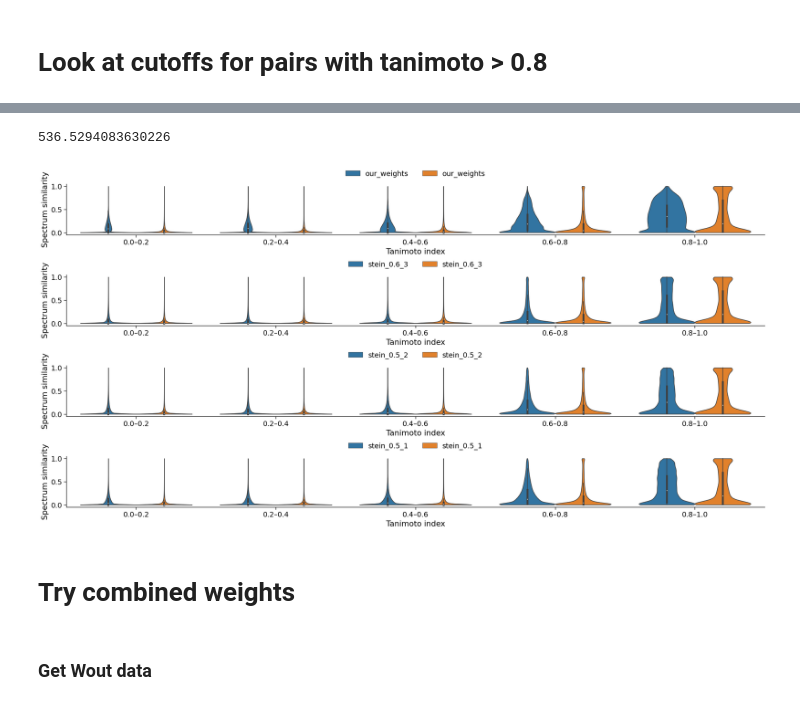
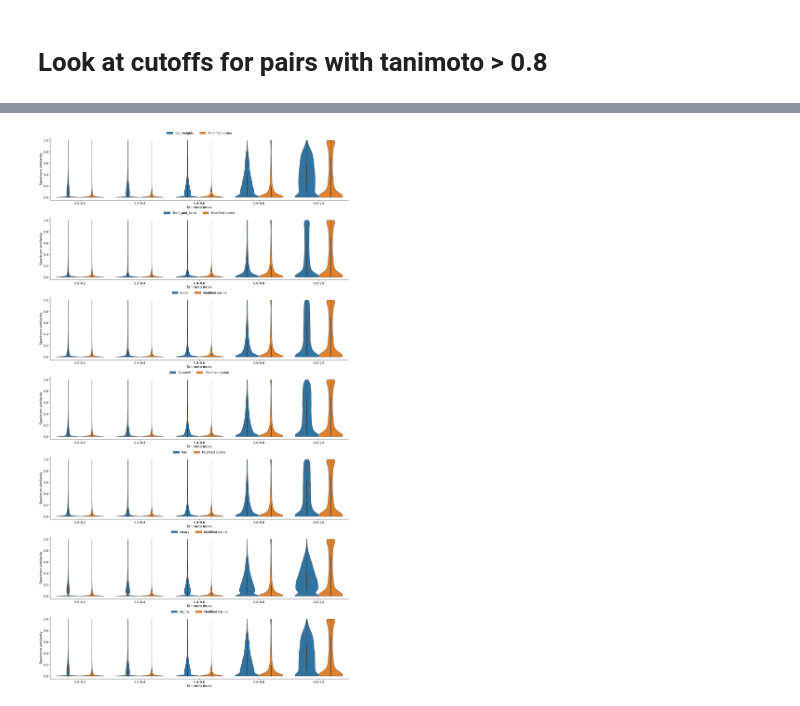
Before and after one commit to enveda/weighting-spectral-similarity, a Jupyter notebook: notebooks/1_spectral_alignment/4_compare_scores.ipynb, the cells around one changed output, grey strips where cells are left out. Cells and saved outputs as stored; diff of their text form; code cells hidden in the pictures.

Commit message:
added additional weights

```diff
--- a/notebooks/1_spectral_alignment/4_compare_scores.ipynb
+++ b/notebooks/1_spectral_alignment/4_compare_scores.ipynb
@@ -20,6 +20,7 @@ from matplotlib.gridspec import GridSpec
 similarities = pd.read_csv('../../data/network_method/similarities_10m.csv')
 stein_similarities1 = pd.read_csv('../../data/network_method/similarities_10m_stein_0.6_3.csv')
 stein_similarities2 = pd.read_csv('../../data/network_method/similarities_10m_stein_0.5_2.csv')
-stein_similarities3 = pd.read_csv('../../data/network_method/similarities_10m_stein_0.5_1.csv')
+stein_similarities3 = pd.read_csv('../../data/network_method/similarities_10m_stein_0.5_0.5.csv')
+stein_similarities4 = pd.read_csv('../../data/network_method/similarities_10m_stein_0.53_1.3.csv')
 binary_similarities = pd.read_csv('../../data/network_method/similarities_10m_binary.csv')
 no_mz_similarities = pd.read_csv('../../data/network_method/similarities_10m_without_mz.csv')
@@ -28,9 +27,10 @@ ParserError: Error tokenizing data. C error: Calling read(nbytes) on source fail
 # %%
 all_similarities = {
     'our_weights' : similarities,
-    'stein_0.6_3': stein_similarities1,
-    'stein_0.5_2': stein_similarities2,
-    'stein_0.5_1': stein_similarities3,
+    'Stein_and_Scott': stein_similarities1,
+    'Horai': stein_similarities2,
+    'Sokolow': stein_similarities3,
+    'Kim': stein_similarities4,
     'binary': binary_similarities,
     'no_mz': no_mz_similarities
 }
@@ -132,67 +134,63 @@ num_above
 | binary | 2317 | 1269 | 595 | 215 | 58 |
 | no_mz | 3822 | 2626 | 1469 | 612 | 176 |
-# %%
-from scipy.special import kl_div
-sum(kl_div(modified_cosine_kde(x_vals), tanimoto_kde(x_vals)))
-# %% [output]
-536.5294083630226
 # %%
 with sns.plotting_context("paper", font_scale=1.6):
 
     label_dict = {
         "modified_cosine": "Modified cosine",
         "weighted_modified_cosine": "Modified cosine (weighted)",
         "entropy": "Spectral entropy",
         "weighted_entropy": "Spectral entropy (weighted)",
         "bhattacharya_1": "Bhattacharya distance",
         "weighted_bhattacharya_1": "Bhattacharya 1 (weighted)",
         "fidelity": "Fidelity",
         "weighted_fidelity": "Fidelity (weighted)",
     }
 
-    fig = plt.figure(constrained_layout=True, figsize=(20, 10))
+    fig = plt.figure(constrained_layout=True, figsize=(20, 40))
 
-    gs = GridSpec(4, 1, figure=fig)
+    gs = GridSpec(8, 1, figure=fig)
 
 
 
     for i, name in tqdm(enumerate(all_similarities.keys())):
-        if i < 4:
-            ax = fig.add_subplot(gs[i])
-            sns.violinplot(
-                data=similarities_tanimoto[name],
-                x="tanimoto_interval",
-                y="value",
-                hue="variable",
-                hue_order=["weighted_modified_cosine", "modified_cosine"],
-                cut=0,
-                scale="width",
-                scale_hue=False,
-                ax=ax,
-            )
-            ax.set_xlabel("Tanimoto index")
-            ax.set_ylabel("Spectrum similarity")
-            for label in ax.legend().get_texts():
+        ax = fig.add_subplot(gs[i])
+        sns.violinplot(
+            data=similarities_tanimoto[name],
+            x="tanimoto_interval",
+            y="value",
+            hue="variable",
+            hue_order=["weighted_modified_cosine", "modified_cosine"],
+            cut=0,
+            scale="width",
+            scale_hue=False,
+            ax=ax,
+        )
+        ax.set_xlabel("Tanimoto index")
+        ax.set_ylabel("Spectrum similarity")
+        for label in ax.legend().get_texts():
+            if label.get_text() == "modified_cosine":
+                label.set_text(
+                    "Modified cosine"
+                )
+            else:
                 label.set_text(
                     name
                 )
+        sns.move_legend(
+            ax,
+            "lower center",
+            bbox_to_anchor=(.5, 1),
+            ncol=3,
+            title=None,
+            frameon=False,
+        )
 
-            sns.move_legend(
-                ax,
-                "lower center",
-                bbox_to_anchor=(.5, 1),
-                ncol=3,
-                title=None,
-                frameon=False,
-            )
-
-            sns.despine(ax=ax)
+        sns.despine(ax=ax)
 
     # # Save figure.
     #plt.savefig("benchmark_metrics.png", dpi=400, bbox_inches="tight")
     plt.show()
     plt.close()
 # %% [output]
-[figure, old version]
+[figure, new version]
-# %% [markdown]
-# Try combined weights
@@ -202,2 +196,0 @@ import pyteomics.mgf
-# %% [markdown]
-### Get Wout data
```
Also changed, not shown: parts of 9 cells of this notebook.
